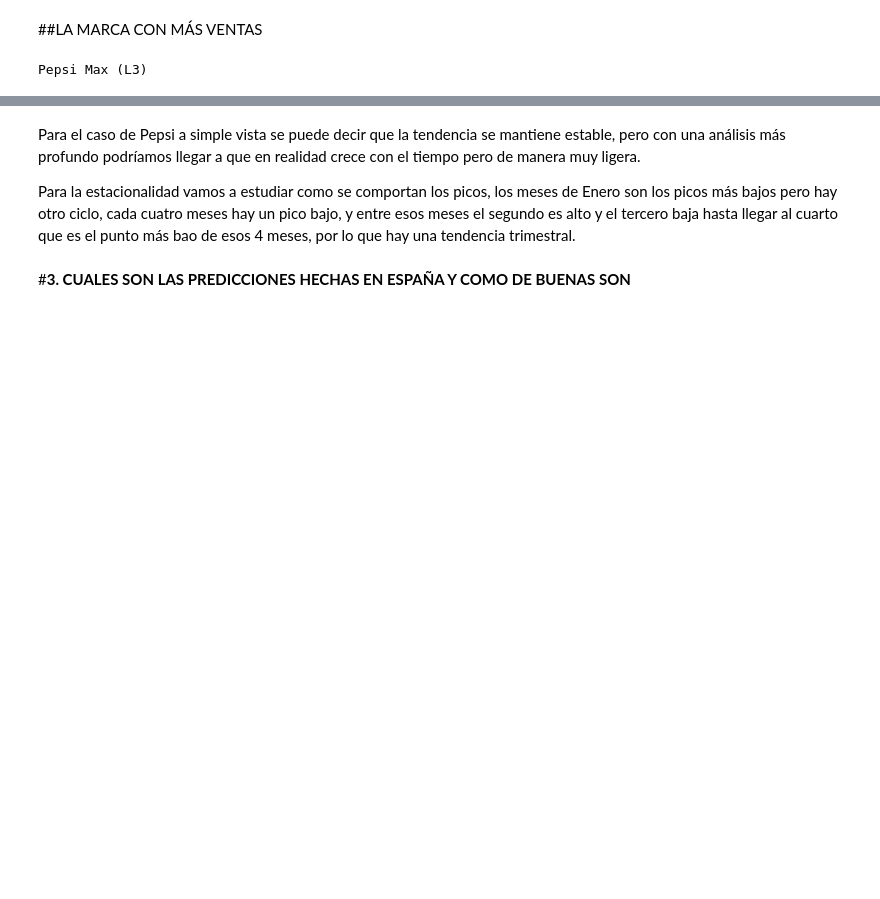
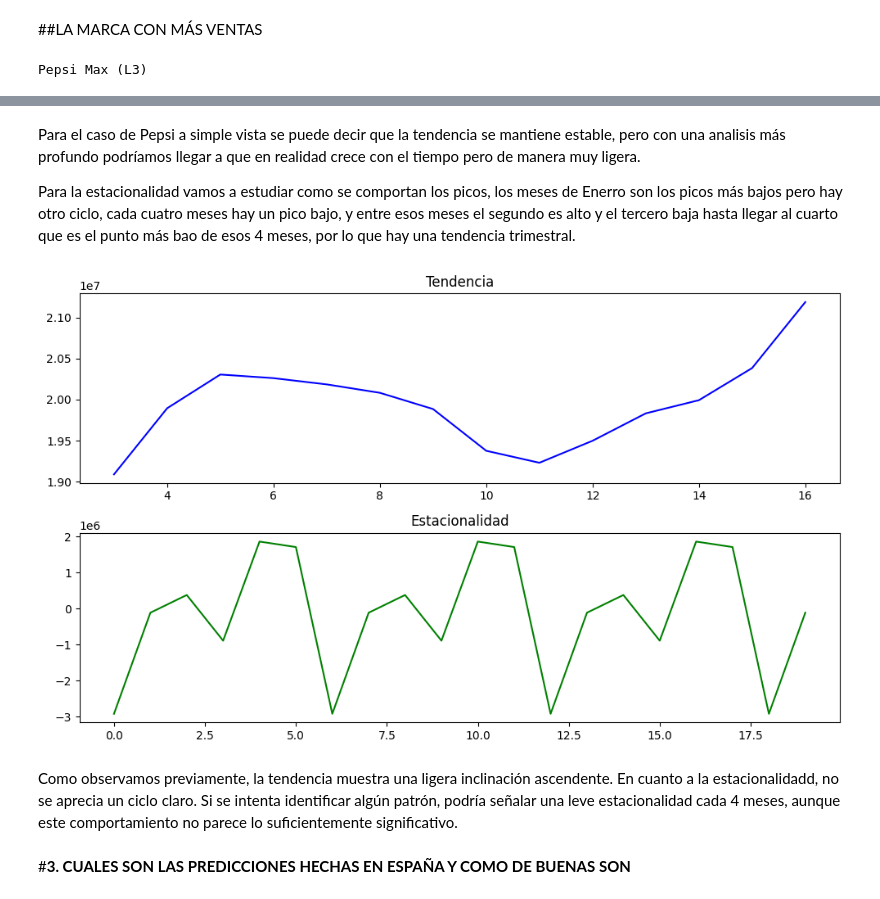
Before and after one commit to nuriaprol/UFV_Visualizacion, a Jupyter notebook: EjerciciosClase /Clase2.ipynb, the cells around one changed output, grey strips where cells are left out. Drawn from its saved outputs; the diff is of its cells as text; code cells hidden in the pictures; blank space fills up the shorter version.

```diff
--- a/EjerciciosClase /Clase2.ipynb
+++ b/EjerciciosClase /Clase2.ipynb
@@ -375,9 +403,30 @@ fig.show()
 # %% [output]
 [interactive output not drawn]
 # %% [markdown]
-Para el caso de Pepsi a simple vista se puede decir que la tendencia se mantiene estable, pero con una análisis más profundo podríamos llegar a que en realidad crece con el tiempo pero de manera muy ligera.
+Para el caso de Pepsi a simple vista se puede decir que la tendencia se mantiene estable, pero con una analisis más profundo podríamos llegar a que en realidad crece con el tiempo pero de manera muy ligera.
 
-Para la estacionalidad vamos a estudiar como se comportan los picos, los meses de Enero son los picos más bajos pero hay otro ciclo, cada cuatro meses hay un pico bajo, y entre esos meses el segundo es alto y el tercero baja hasta llegar al cuarto que es el punto más bao de esos 4 meses, por lo que hay una tendencia trimestral.
+Para la estacionalidad vamos a estudiar como se comportan los picos, los meses de Enerro son los picos más bajos pero hay otro ciclo, cada cuatro meses hay un pico bajo, y entre esos meses el segundo es alto y el tercero baja hasta llegar al cuarto que es el punto más bao de esos 4 meses, por lo que hay una tendencia trimestral.
+# %%
+decompose_result = seasonal_decompose(pepsi_ventas['AMOUNT'], model='additive', period=6)
+
+plt.figure(figsize=(10, 6))
+
+# Tendencia
+plt.subplot(2, 1, 1)
+plt.plot(decompose_result.trend, label='Tendencia', color='blue')
+plt.title('Tendencia')
+
+# Estacionalidad
+plt.subplot(2, 1, 2)
+plt.plot(decompose_result.seasonal, label='Estacionalidad', color='green')
+plt.title('Estacionalidad')
+
+plt.tight_layout()
+plt.show()
+# %% [output]
+[figure, added]
+# %% [markdown]
+Como observamos previamente, la tendencia muestra una ligera inclinación ascendente. En cuanto a la estacionalidadd, no se aprecia un ciclo claro. Si se intenta identificar algún patrón, podría señalar una leve estacionalidad cada 4 meses, aunque este comportamiento no parece lo suficientemente significativo.
 # %% [markdown]
 #**3. CUALES SON LAS PREDICCIONES HECHAS EN ESPAÑA Y COMO DE BUENAS SON**
 # %%
```
Also changed, not shown: parts of 13 cells of this notebook.
